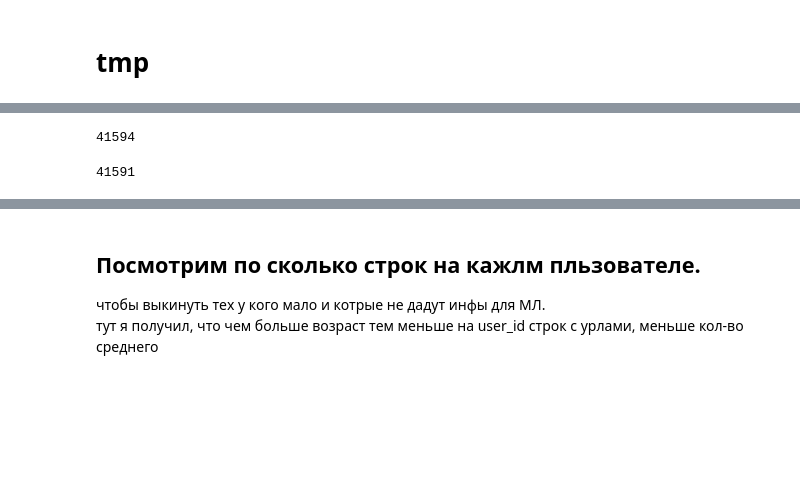
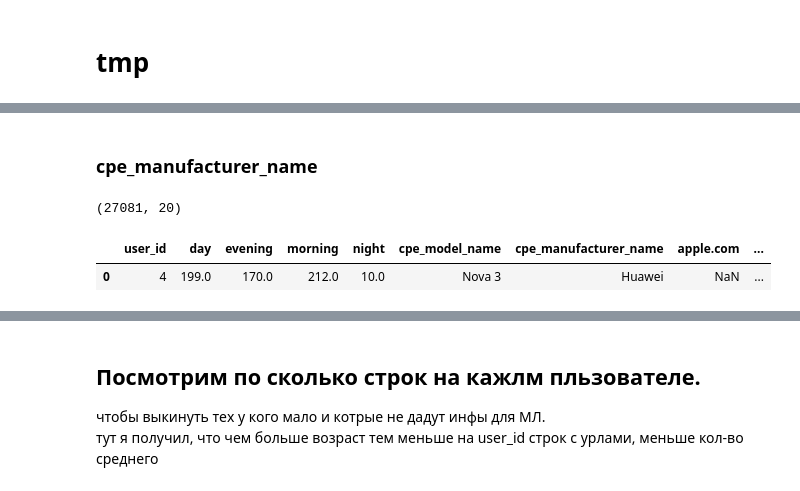
Before and after one commit to ivan74rus/MTS-ML-CUP, a Jupyter notebook: MTS_CUP_ipynb"".ipynb, the cells around one changed output, grey strips where cells are left out. Saved outputs shown, nothing was run; the diff lists cells and outputs as text; code cells hidden in the pictures; blank space fills up the shorter version.

```diff
--- a/MTS_CUP_ipynb"".ipynb
+++ b/MTS_CUP_ipynb"".ipynb
@@ -628,4 +580,0 @@ select([	'cpe_model_name',	'url_host',		'request_cnt',	'part_of_day','user_id'])
-# %%
-df['user_id'].nunique()
-# %% [output]
-41594
@@ -634,4 +581,13 @@ df = df.query('url_host in @timur_url_list')
-# %%
-df['user_id'].nunique()
-# %% [output]
-41591
+# %% [markdown]
+### cpe_manufacturer_name
+# %%
+#загрузим данные
+df_train = pd.read_pickle(f'{LOCAL_DATA_PATH}train_part_0.pkl')#.sample(frac=0.1, random_state=777)
+df_train.shape
+# %% [output]
+(27081, 20)
+# %%
+df_train.head(1)
+# %% [output]
+|  | user_id | day | evening | morning | night | cpe_model_name | cpe_manufacturer_name | apple.com | ... |
+| 0 | 4 | 199.0 | 170.0 | 212.0 | 10.0 | Nova 3 | Huawei | NaN | ... |
```
Also changed, not shown: parts of 121 cells of this notebook.
